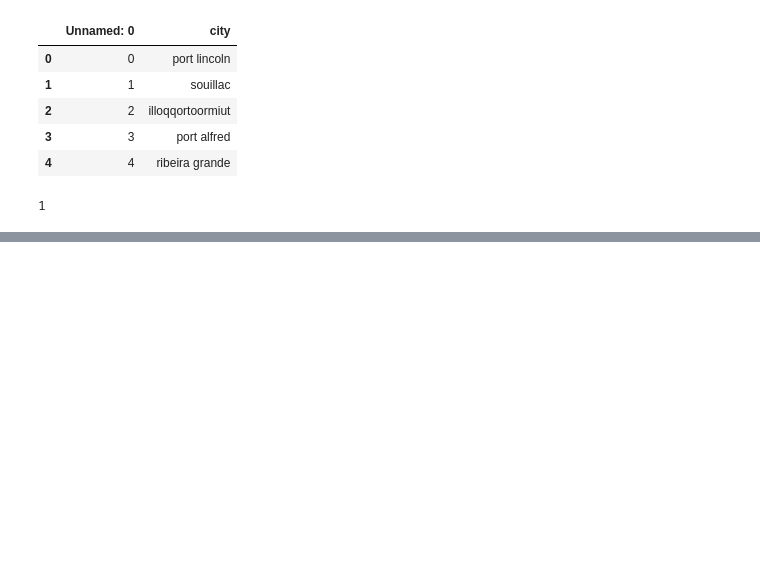
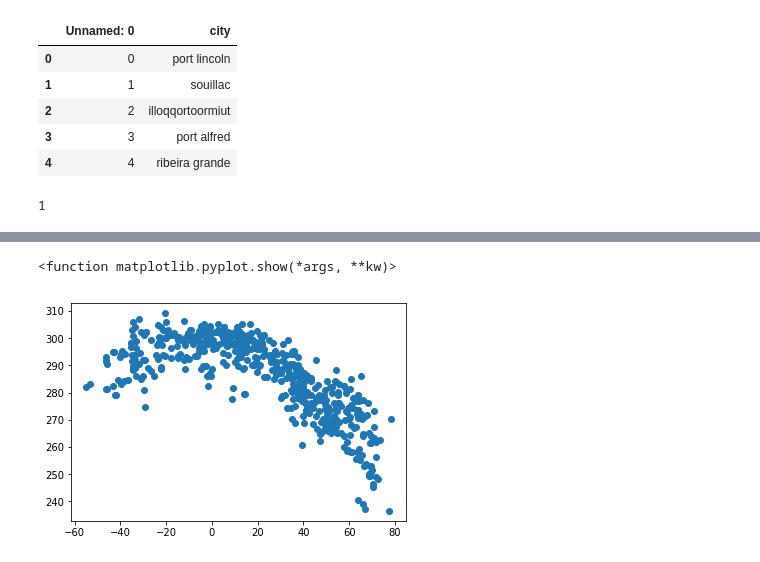
Before and after one commit to elsaschieffelin/HW6-Python-APIs, a Jupyter notebook: main.py.ipynb, the cells around one changed output, grey strips where cells are left out. Drawn from its saved outputs; the diff is of its cells as text; code cells hidden in the pictures; blank space fills up the shorter version.

```diff
--- a/main.py.ipynb
+++ b/main.py.ipynb
@@ -180,2 +179,5 @@ for index, row in cities_df.iterrows():
 
     x+=1
+# %%
+drop_cities = cities_df
+drop_cities = non.dropna()
@@ -181,0 +207,12 @@ for index, row in cities_df.iterrows():
+# %%
+lat_axis = drop_cities["Lat"]
+temp_axis = drop_cities["Max Temp"]
+humidity_axis = drop_cities["Humidity"]
+cloud_axis = drop_cities["Cloudiness"]
+wind_axis = drop_cities["Wind Speed"]
+# %%
+plt.scatter(lat_axis,temp_axis)
+plt.show
+# %% [output]
+<function matplotlib.pyplot.show(*args, **kw)>
+[figure, added]
```
Also changed, not shown: parts of 7 cells of this notebook.
